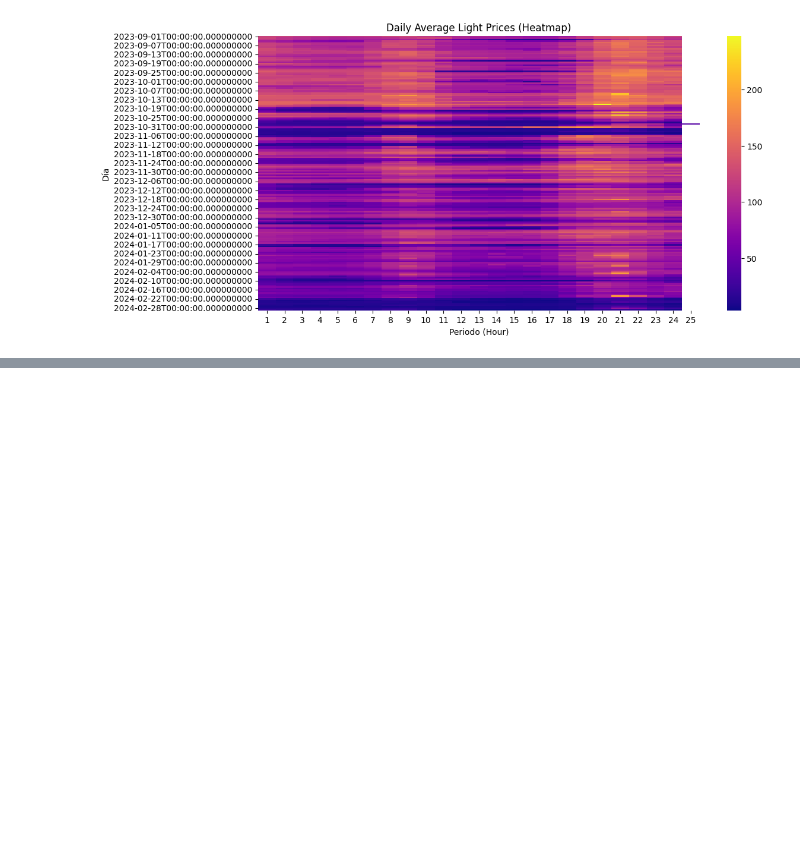
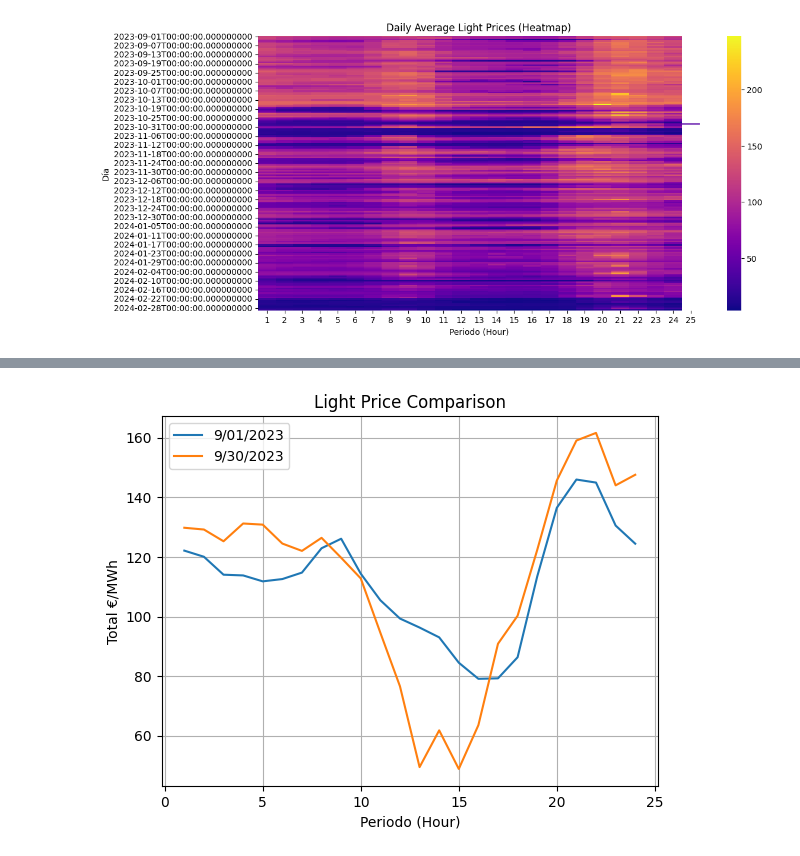
Before and after one commit to Ignacio-Antequera/PVPC-Market-Price-Forecasting, a Jupyter notebook: PVPC-Predictor.ipynb, the cells around one changed output, grey strips where cells are left out. Cells and saved outputs as stored; diff of their text form; code cells hidden in the pictures; blank space fills up the shorter version.

```diff
--- a/PVPC-Predictor.ipynb
+++ b/PVPC-Predictor.ipynb
@@ -282,0 +307,18 @@ plt.show()
+# %%
+# Select specific days (adjust indices)
+day1_data = filtered_df[filtered_df["Día"] == "9/01/2023"]
+day2_data = filtered_df[filtered_df["Día"] == "9/30/2023"]
+
+fig, ax = plt.subplots()  # Create a figure with one subplot
+
+ax.plot(day1_data["Periodo"], day1_data["Total €/MWh"], label="9/01/2023")
+ax.plot(day2_data["Periodo"], day2_data["Total €/MWh"], label="9/30/2023")
+
+plt.xlabel("Periodo (Hour)")
+plt.ylabel("Total €/MWh")
+plt.title("Light Price Comparison")
+plt.legend()
+plt.grid(True)
+plt.show()
+# %% [output]
+[figure, added]
```
Also changed, not shown: parts of 2 cells of this notebook.
